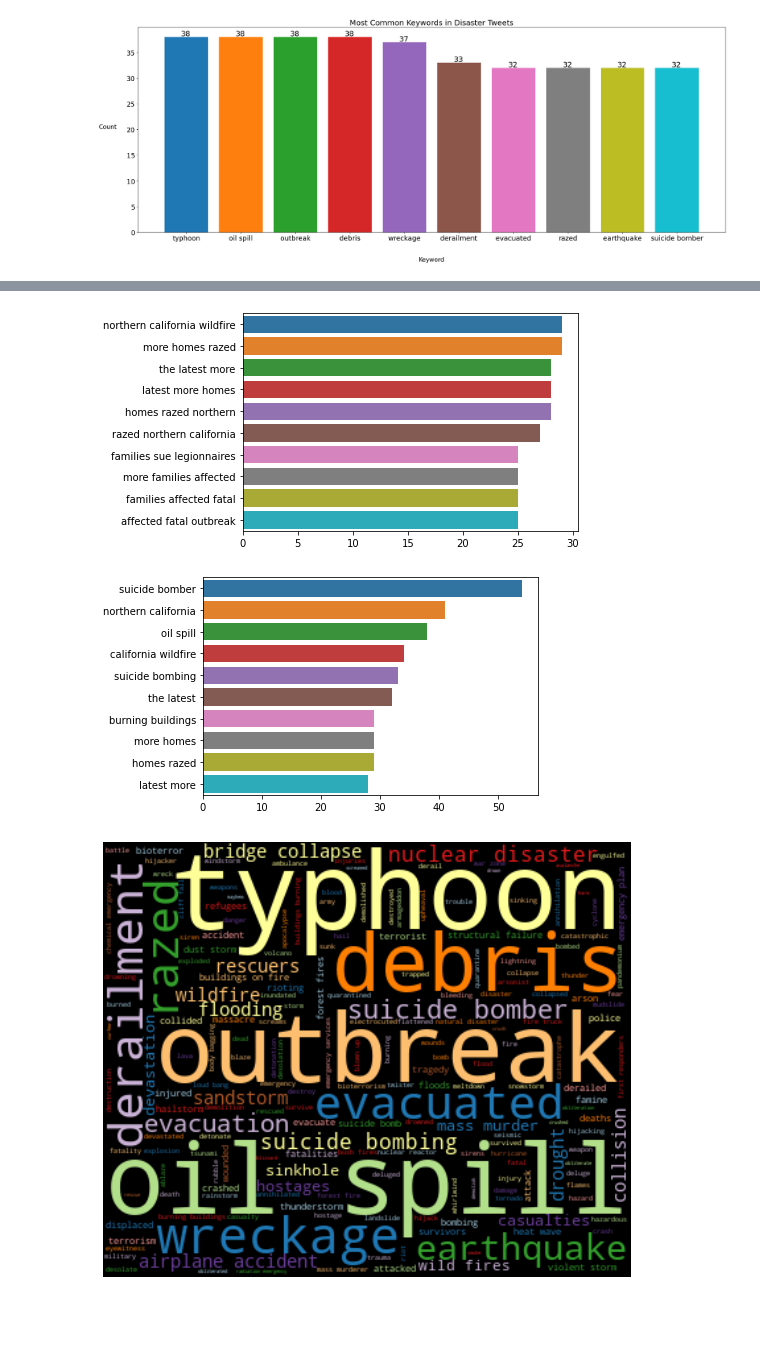
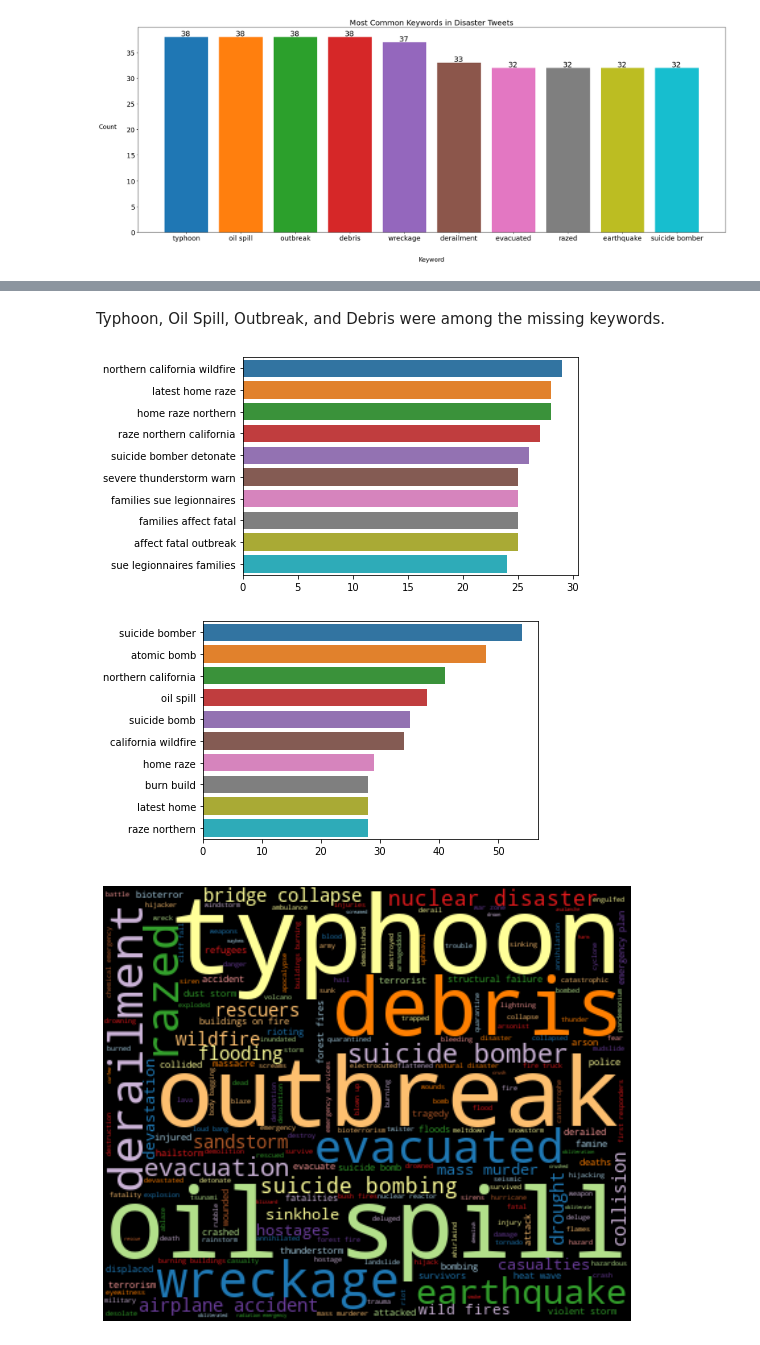
Before and after one commit to trentenAB/01_first_notebook, a Jupyter notebook: DisasterTweets/2. EDA Disaster Tweets.ipynb, the cells around one changed output, grey strips where cells are left out. Drawn from its saved outputs; the diff is of its cells as text; code cells hidden in the pictures; blank space fills up the shorter version.

```diff
--- a/DisasterTweets/2. EDA Disaster Tweets.ipynb
+++ b/DisasterTweets/2. EDA Disaster Tweets.ipynb
@@ -21,10 +19,13 @@ from wordcloud import WordCloud
 # import sys
 # !{sys.executable} -m pip install spacy download en_core_web_sm
 # %%
+clean = pd.read_csv('Cleaned.csv')[['pre_processed']]
 data = pd.read_csv('CleanedDisasterTweets.csv')
 target = pd.read_csv('TargetDisasterTweets.csv')
 full_text = pd.read_csv('reg_disaster_text.csv')
 # %%
+clean = pd.concat([clean,target], axis = 1)[['pre_processed', 'target']]
+clean.columns = ['text', 'target']
 tweets = data[['Text']].values.ravel()
 target = target[['target']]
 data['target'] = target['target']
@@ -413,7 +359,0 @@ nlp = spacy.load("en_core_web_sm")
-# %%
-topwords = ['typhoon', 'oil spill', 'outbreak', 'debris']
-for word in topwords:
-    text = full_text.loc[lambda full_text: full_text['keyword'] == word].sample(5, random_state = 1).text.values[:]
-    for i in text:
-        doc = nlp(i)
-        displacy.render(doc, style='ent', jupyter = True)
@@ -434,3 +360,5 @@ Families to sue over Legionnaires PERSON disease outbreak in Edinburgh GPE BBC N
+# %% [markdown]
+Typhoon, Oil Spill, Outbreak, and Debris were among the missing keywords.
 # %%
 def get_top_ngram(corpus, n=None):
     vec = CountVectorizer(ngram_range=(n, n)).fit(corpus)
@@ -441,16 +369,16 @@ def get_top_ngram(corpus, n=None):
     words_freq =sorted(words_freq, key = lambda x: x[1], reverse=True)
     return words_freq[:10]
 # %%
-top_tri_grams=get_top_ngram(data[data['target']==1]['Text'],n=3)
+top_tri_grams=get_top_ngram(clean[clean['target']==1]['text'],n=3)
 x,y=map(list,zip(*top_tri_grams))
 sns.barplot(x=y,y=x)
 plt.show()
 # %% [output]
-[figure, old version]
+[figure, new version]
 # %%
-top_n_bigrams=get_top_ngram(data[data['target']==1]['Text'],2)[:10]
+top_n_bigrams=get_top_ngram(clean[clean['target']==1]['text'],2)
 x,y=map(list,zip(*top_n_bigrams))
 sns.barplot(x=y,y=x)
 plt.show()
 # %% [output]
-[figure, old version]
+[figure, new version]
```
Also changed, not shown: parts of 54 cells of this notebook.
